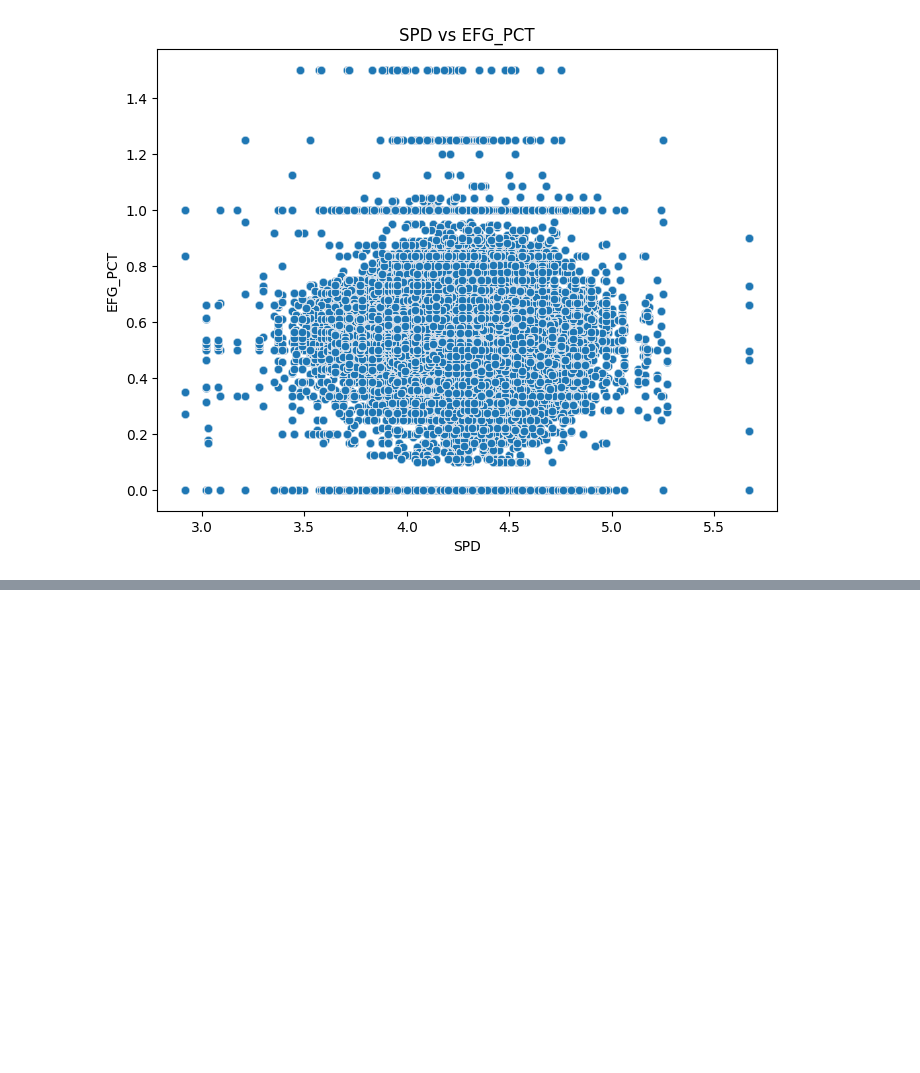
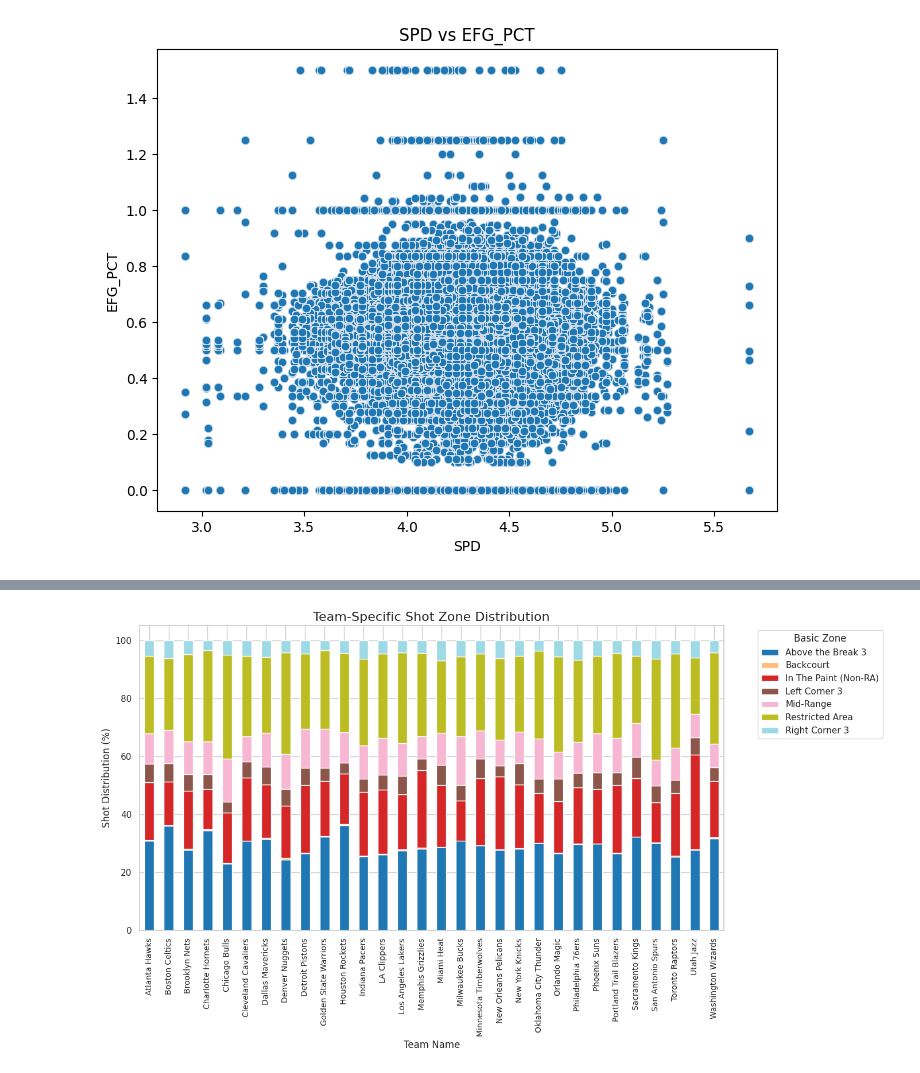
Before and after one commit to Saksham-tyagi1/NBA-Analysis, a Jupyter notebook: NBA_EDA.ipynb, the cells around one changed output, grey strips where cells are left out. Cells and saved outputs as stored; diff of their text form; code cells hidden in the pictures; blank space fills up the shorter version.

```diff
--- a/NBA_EDA.ipynb
+++ b/NBA_EDA.ipynb
@@ -355,0 +376,15 @@ plot_scatter(df, x_col='SPD', y_col='EFG_PCT')
+# %%
+# 3PT vs 2PT reliance
+team_shot_reliance = df.groupby('TEAM_NAME').apply(
+    lambda x: pd.Series({
+        '3PT_Shot_Percentage': (x['SHOT_TYPE'] == '3PT Field Goal').mean() * 100,
+        '2PT_Shot_Percentage': (x['SHOT_TYPE'] == '2PT Field Goal').mean() * 100,
+        'Average_EFG_PCT': x['EFG_PCT'].mean()
+    })
+).reset_index()
+
+# Shot zone distribution
+team_shot_zones = df.groupby(['TEAM_NAME', 'BASIC_ZONE']).size().reset_index(name='Shot_Count')
+
+# Normalize shot counts by team to get percentages
+team_shot_zones['Zone_Percentage'] = team_shot_zones.groupby('TEAM_NAME')['Shot_Count'].transform(lambda x: x / x.sum() * 100)
@@ -355,0 +426,16 @@ plot_scatter(df, x_col='SPD', y_col='EFG_PCT')
+# %%
+# Pivot the shot zone data for visualization
+shot_zone_pivot = team_shot_zones.pivot(index='TEAM_NAME', columns='BASIC_ZONE', values='Zone_Percentage').fillna(0)
+
+# Plot shot zone preferences
+shot_zone_pivot.plot(kind='bar', stacked=True, figsize=(14, 8), colormap='tab20')
+
+plt.title('Team-Specific Shot Zone Distribution', fontsize=16)
+plt.xlabel('Team Name', fontsize=12)
+plt.ylabel('Shot Distribution (%)', fontsize=12)
+plt.xticks(rotation=90, fontsize=10)
+plt.legend(title='Basic Zone', bbox_to_anchor=(1.05, 1), loc='upper left')
+plt.tight_layout()
+plt.show()
+# %% [output]
+[figure, added]
```
Also changed, not shown: parts of 12 cells of this notebook.
